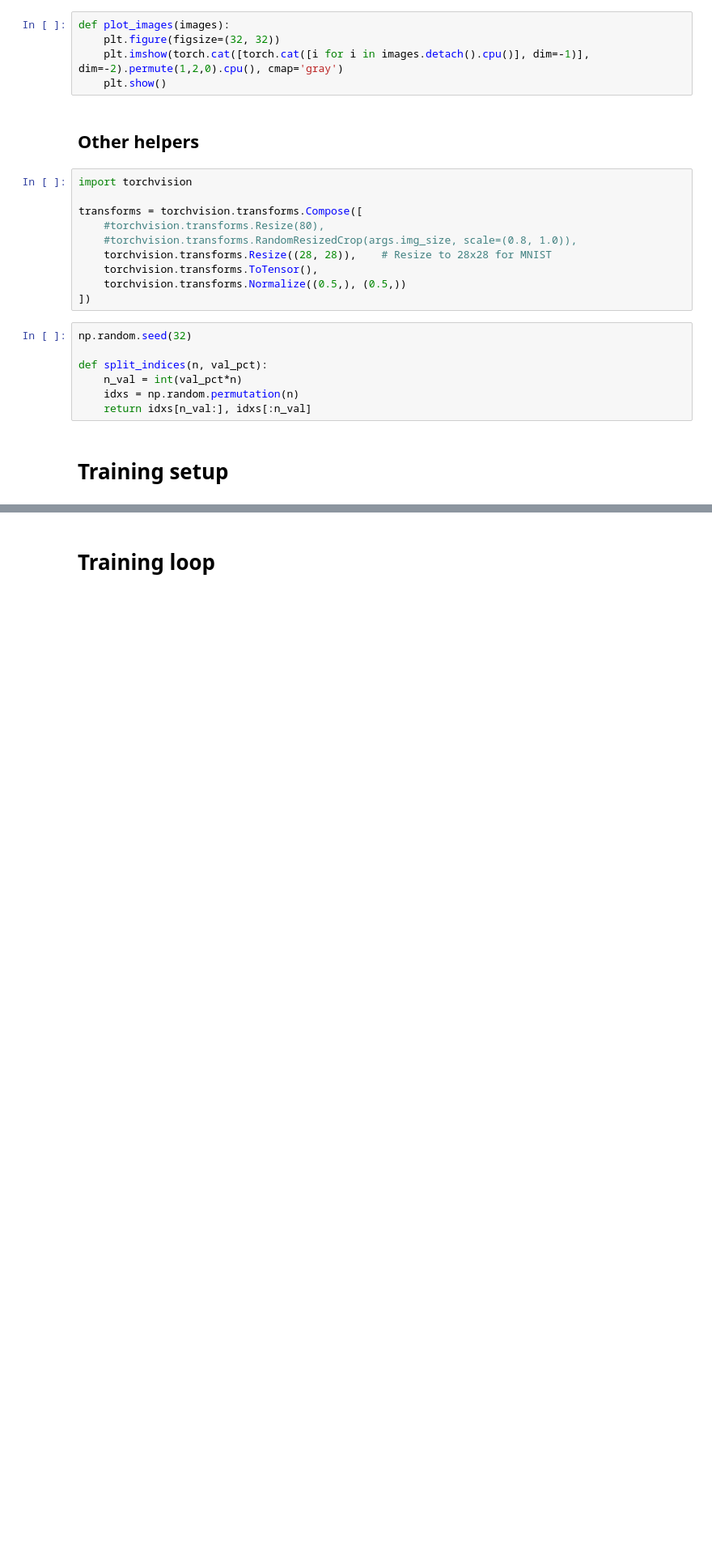
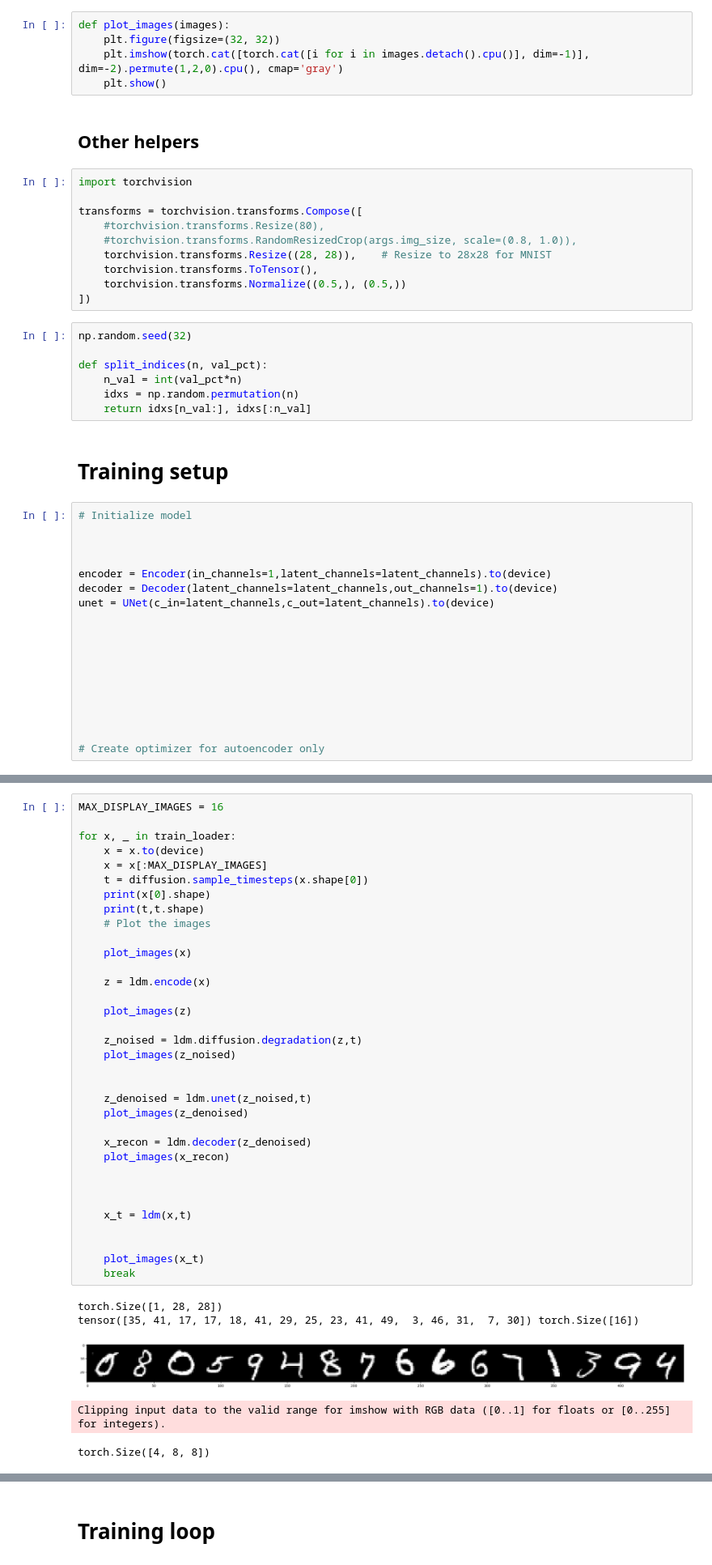
Before and after one commit to JorgeOrtizV/DiffusionModels_Project, a Jupyter notebook: LDM.ipynb, the cells around one changed output, grey strips where cells are left out. Shown at 81% size. Drawn from its saved outputs; the diff is of its cells as text; blank space fills up the shorter version.

```diff
--- a/LDM.ipynb
+++ b/LDM.ipynb
@@ -970,4 +1048,22 @@ def split_indices(n, val_pct):
     return idxs[n_val:], idxs[:n_val]
 # %% [markdown]
 # Training setup
+# %%
+# Initialize model
+
+
+
+encoder = Encoder(in_channels=1,latent_channels=latent_channels).to(device)
+decoder = Decoder(latent_channels=latent_channels,out_channels=1).to(device)
+unet = UNet(c_in=latent_channels,c_out=latent_channels).to(device)
+
+
+
+
+
+
+
+
+
+# Create optimizer for autoencoder only
 # %%
@@ -1047,0 +1178,40 @@ val_losses = []
+# %%
+MAX_DISPLAY_IMAGES = 16
+
+for x, _ in train_loader:
+    x = x.to(device)
+    x = x[:MAX_DISPLAY_IMAGES]
+    t = diffusion.sample_timesteps(x.shape[0])
+    print(x[0].shape)
+    print(t,t.shape)
+    # Plot the images
+
+    plot_images(x)
+
+    z = ldm.encode(x)
+
+    plot_images(z)
+
+    z_noised = ldm.diffusion.degradation(z,t)
+    plot_images(z_noised)
+
+
+    z_denoised = ldm.unet(z_noised,t)
+    plot_images(z_denoised)
+
+    x_recon = ldm.decoder(z_denoised)
+    plot_images(x_recon)
+
+
+
+    x_t = ldm(x,t)
+
+
+    plot_images(x_t)
+    break
+# %% [output]
+torch.Size([1, 28, 28])
+tensor([35, 41, 17, 17, 18, 41, 29, 25, 23, 41, 49,  3, 46, 31,  7, 30]) torch.Size([16])
+[figure, added]
+Clipping input data to the valid range for imshow with RGB data ([0..1] for floats or [0..255] for integers).
+torch.Size([4, 8, 8])
```
Also changed, not shown: parts of 13 cells of this notebook.
